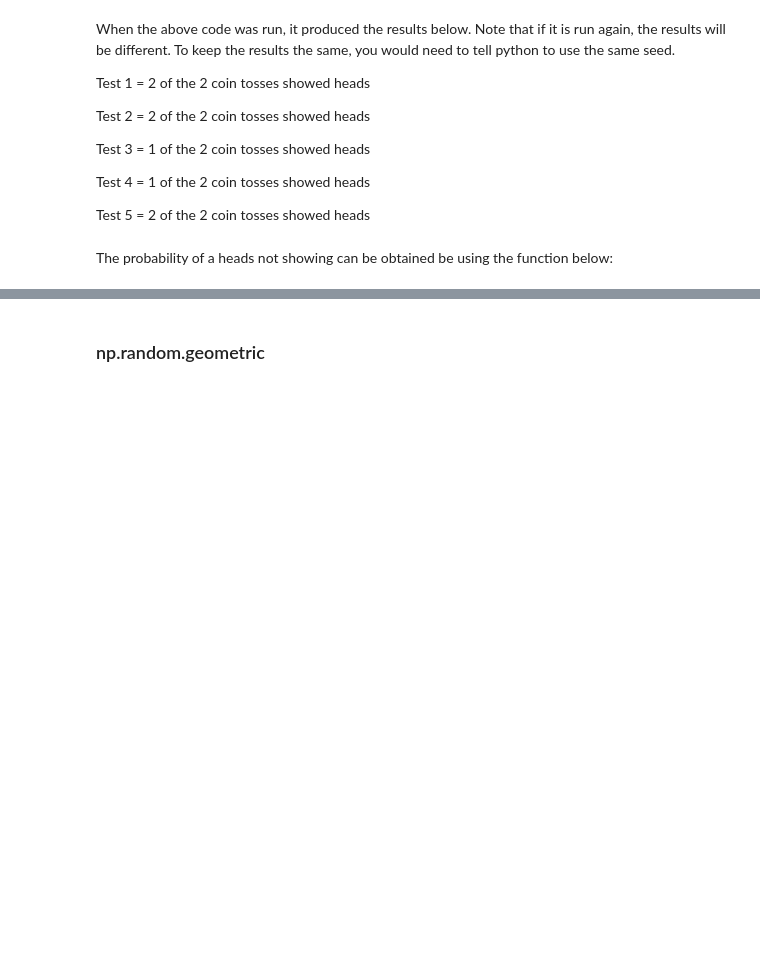
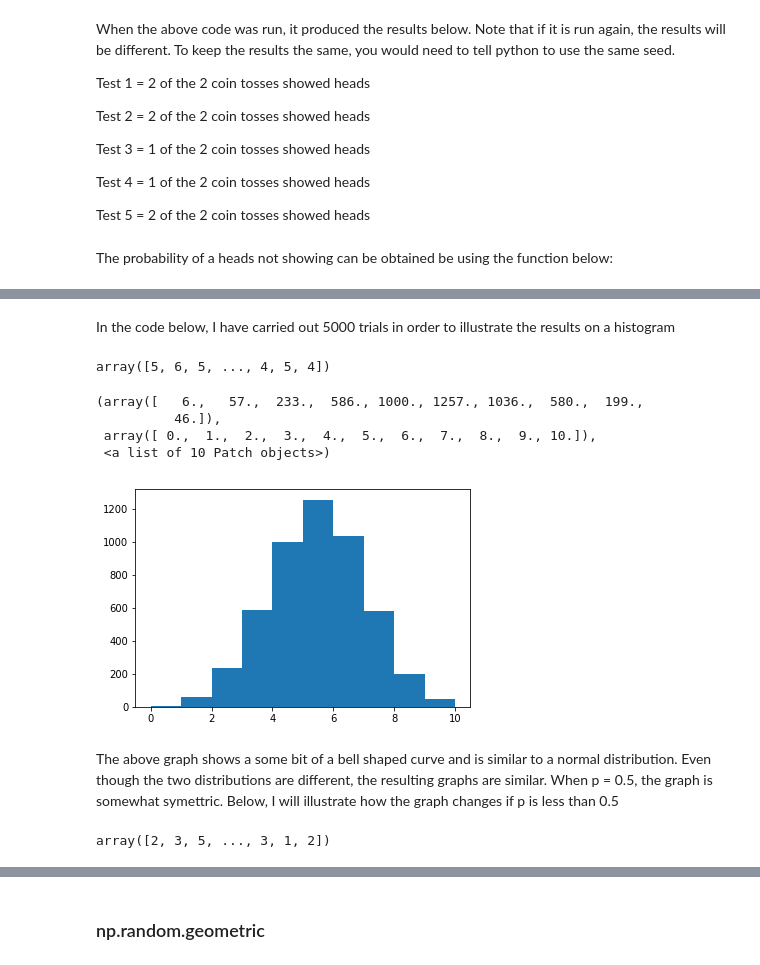
Before and after one commit to davidobrien1/practical-assignments, a Jupyter notebook: numpy-random.ipynb, the cells around one changed output, grey strips where cells are left out. Cells and saved outputs as stored; diff of their text form; code cells hidden in the pictures; blank space fills up the shorter version.

Commit message:
added another plot to binomial and added details to uniform and normal headings

```diff
--- a/numpy-random.ipynb
+++ b/numpy-random.ipynb
@@ -143,0 +173,27 @@ p
+# %% [markdown]
+In the code below, I have carried out 5000 trials in order to illustrate the results on a histogram
+# %%
+# generate random data in the binomial distribution
+n, p = 10, .5  # number of coin tosses, probability of heads or tails showing
+t = np.random.binomial(n, p, 5000) # 5000 trials carried out
+t
+# %% [output]
+array([5, 6, 5, ..., 4, 5, 4])
+# %%
+# generate histogram
+plt.hist(t)
+# %% [output]
+(array([   6.,   57.,  233.,  586., 1000., 1257., 1036.,  580.,  199.,
+          46.]),
+ array([ 0.,  1.,  2.,  3.,  4.,  5.,  6.,  7.,  8.,  9., 10.]),
+ <a list of 10 Patch objects>)
+[figure, added]
+# %% [markdown]
+The above graph shows a some bit of a bell shaped curve and is similar to a normal distribution.  Even though the two distributions are different, the resulting graphs are similar.  When p = 0.5, the graph is somewhat symettric.  Below, I will illustrate how the graph changes if p is less than 0.5
+# %%
+# generate random data in the binomial distribution
+n, p = 10, .3  # number of coin tosses, probability of heads or tails showing
+t = np.random.binomial(n, p, 5000) # 5000 trials carried out
+t
+# %% [output]
+array([2, 3, 5, ..., 3, 1, 2])
```
Also changed, not shown: parts of 20 cells of this notebook.
